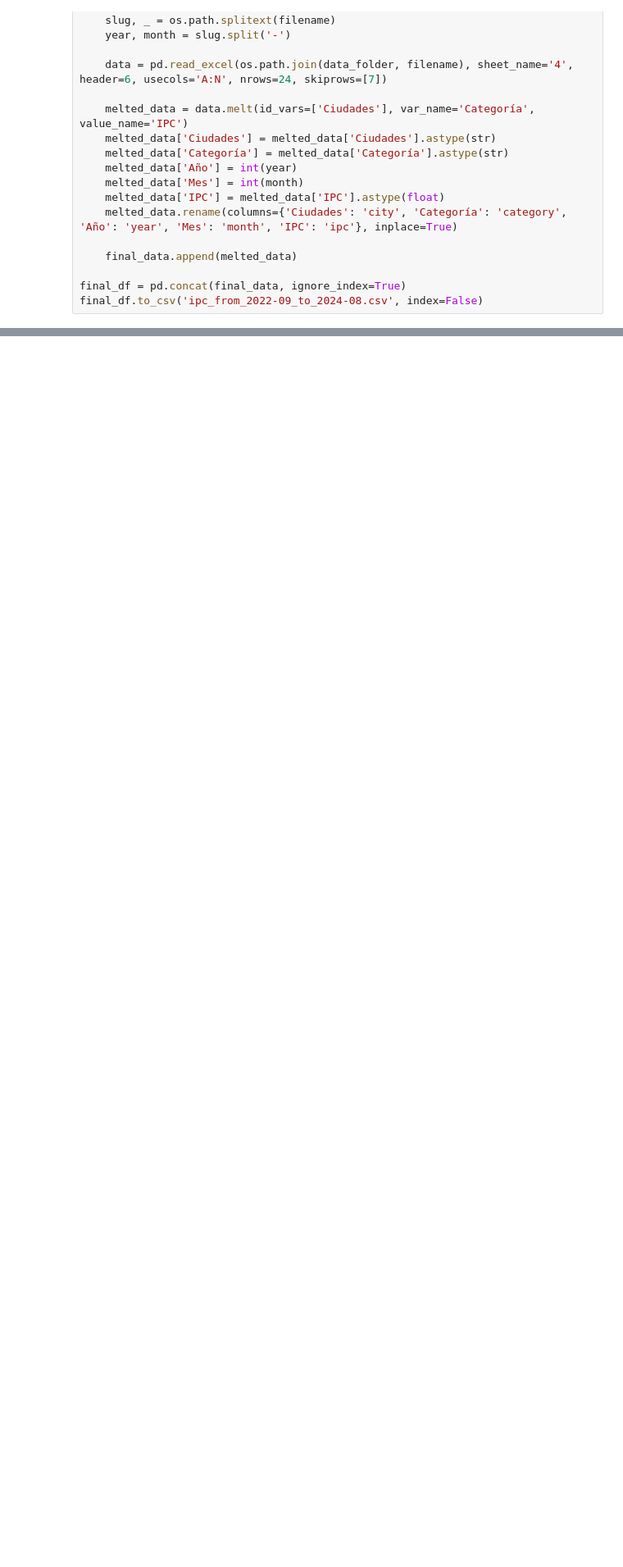
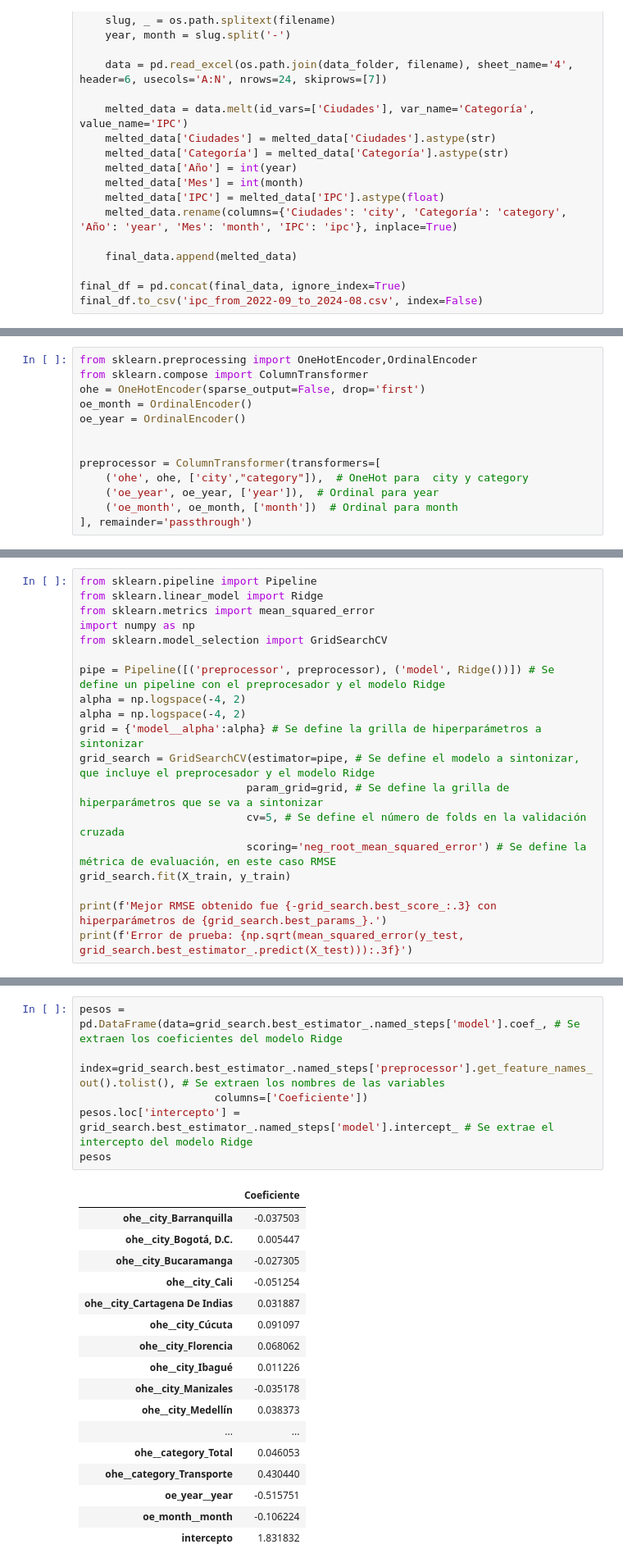
Before and after one commit to lejito/apd-analisis-ipc, a Jupyter notebook: APD_Proyecto_aula_IPC_Parte_1.ipynb, the cells around one changed output, grey strips where cells are left out. Shown: that part at 82% size. Saved outputs shown, nothing was run; the diff lists cells and outputs as text; blank space fills up the shorter version.

Commit message:
modelo Ridge

```diff
--- a/APD_Proyecto_aula_IPC_Parte_1.ipynb
+++ b/APD_Proyecto_aula_IPC_Parte_1.ipynb
@@ -125,0 +209,13 @@ final_df.to_csv('ipc_from_2022-09_to_2024-08.csv', index=False)
+# %%
+from sklearn.preprocessing import OneHotEncoder,OrdinalEncoder
+from sklearn.compose import ColumnTransformer
+ohe = OneHotEncoder(sparse_output=False, drop='first')
+oe_month = OrdinalEncoder()
+oe_year = OrdinalEncoder()
+
+
+preprocessor = ColumnTransformer(transformers=[
+    ('ohe', ohe, ['city',"category"]),  # OneHot para  city y category
+    ('oe_year', oe_year, ['year']),  # Ordinal para year
+    ('oe_month', oe_month, ['month'])  # Ordinal para month
+], remainder='passthrough')
@@ -125,0 +224,19 @@ final_df.to_csv('ipc_from_2022-09_to_2024-08.csv', index=False)
+# %%
+from sklearn.pipeline import Pipeline
+from sklearn.linear_model import Ridge
+from sklearn.metrics import mean_squared_error
+import numpy as np
+from sklearn.model_selection import GridSearchCV
+
+pipe = Pipeline([('preprocessor', preprocessor), ('model', Ridge())]) # Se define un pipeline con el preprocesador y el modelo Ridge
+alpha = np.logspace(-4, 2)
+alpha = np.logspace(-4, 2)
+grid = {'model__alpha':alpha} # Se define la grilla de hiperparámetros a sintonizar
+grid_search = GridSearchCV(estimator=pipe, # Se define el modelo a sintonizar, que incluye el preprocesador y el modelo Ridge
+                          param_grid=grid, # Se define la grilla de hiperparámetros que se va a sintonizar
+                          cv=5, # Se define el número de folds en la validación cruzada
+                          scoring='neg_root_mean_squared_error') # Se define la métrica de evaluación, en este caso RMSE
+grid_search.fit(X_train, y_train)
+
+print(f'Mejor RMSE obtenido fue {-grid_search.best_score_:.3} con hiperparámetros de {grid_search.best_params_}.')
+print(f'Error de prueba: {np.sqrt(mean_squared_error(y_test, grid_search.best_estimator_.predict(X_test))):.3f}')
@@ -125,0 +246,24 @@ final_df.to_csv('ipc_from_2022-09_to_2024-08.csv', index=False)
+# %%
+pesos = pd.DataFrame(data=grid_search.best_estimator_.named_steps['model'].coef_, # Se extraen los coeficientes del modelo Ridge
+                     index=grid_search.best_estimator_.named_steps['preprocessor'].get_feature_names_out().tolist(), # Se extraen los nombres de las variables
+                     columns=['Coeficiente'])
+pesos.loc['intercepto'] = grid_search.best_estimator_.named_steps['model'].intercept_ # Se extrae el intercepto del modelo Ridge
+pesos
+# %% [output]
+|  | Coeficiente |
+| ohe__city_Barranquilla | -0.037503 |
+| ohe__city_Bogotá, D.C. | 0.005447 |
+| ohe__city_Bucaramanga | -0.027305 |
+| ohe__city_Cali | -0.051254 |
+| ohe__city_Cartagena De Indias | 0.031887 |
+| ohe__city_Cúcuta | 0.091097 |
+| ohe__city_Florencia | 0.068062 |
+| ohe__city_Ibagué | 0.011226 |
+| ohe__city_Manizales | -0.035178 |
+| ohe__city_Medellín | 0.038373 |
+| ... | ... |
+| ohe__category_Total | 0.046053 |
+| ohe__category_Transporte | 0.430440 |
+| oe_year__year | -0.515751 |
+| oe_month__month | -0.106224 |
+| intercepto | 1.831832 |
```
Also changed, not shown: parts of 12 cells of this notebook.
